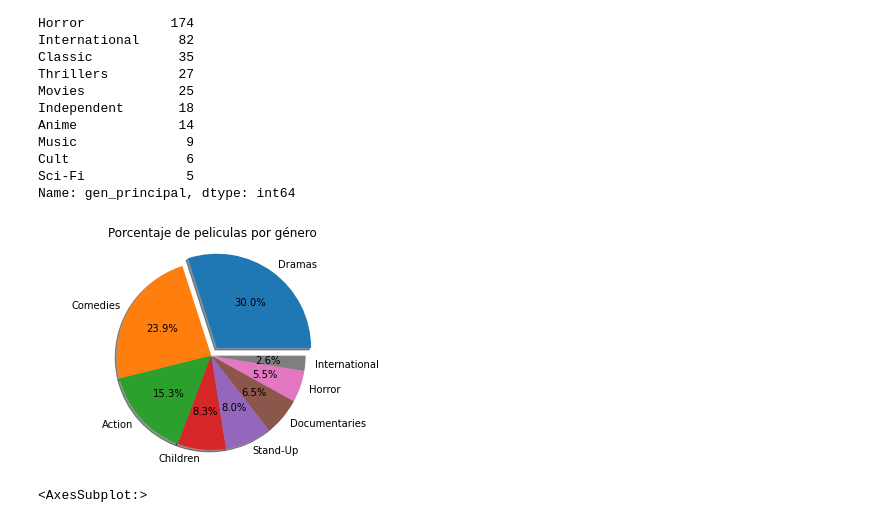
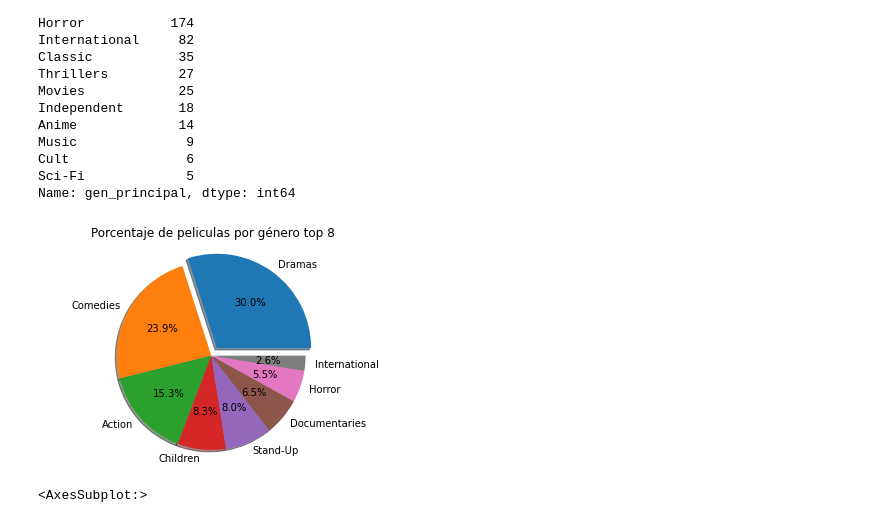
Before and after one commit to miguelrdgzb/Repo1, a Jupyter notebook: Netflix.ipynb, the cells around one changed output. Cells and saved outputs as stored; diff of their text form; code cells hidden in the pictures.

```diff
--- a/Netflix.ipynb
+++ b/Netflix.ipynb
@@ -168,15 +172,15 @@ Name: gen_principal, dtype: int64
 # %%
 #Creamos un gráfico para ver el porcentaje de películas por género y su porcentaje dentro
 # del top 8.
 fig1, ax1 = plt.subplots()
 explode = [0.1,0,0,0,0,0,0,0]
 ax1.pie(df.gen_principal.value_counts().head(8).values,
         labels=df.gen_principal.value_counts().head(8).index, autopct='%1.1f%%',
         shadow=True, startangle=0, explode=explode)
-ax1.set_title('Porcentaje de peliculas por género')
+ax1.set_title('Porcentaje de peliculas por género top 8')
 ax1.axis('equal');
 # %% [output]
-[figure, old version]
+[figure, new version]
 # %%
 df['gen_principal'].hist(xlabelsize=8, figsize=(18,8), bins=16)
 # %% [output]
```
Also changed, not shown: parts of 6 cells of this notebook, 2 other files.
